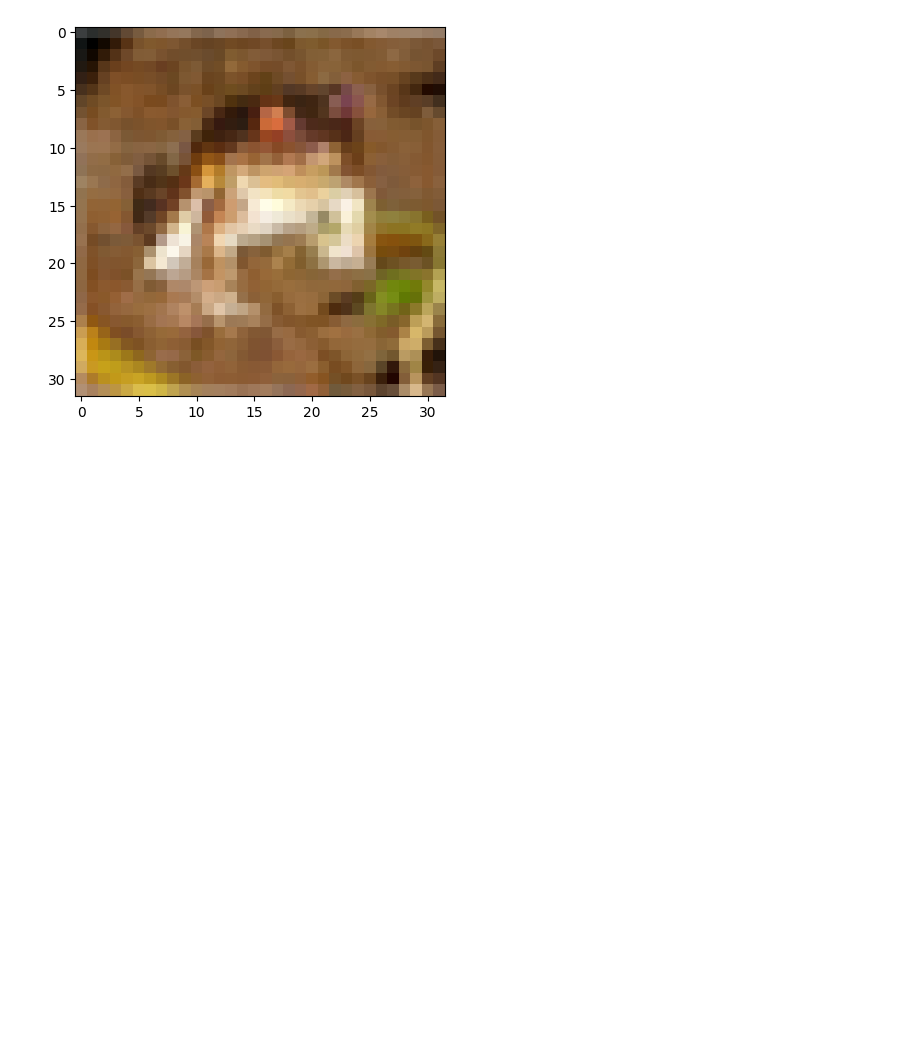
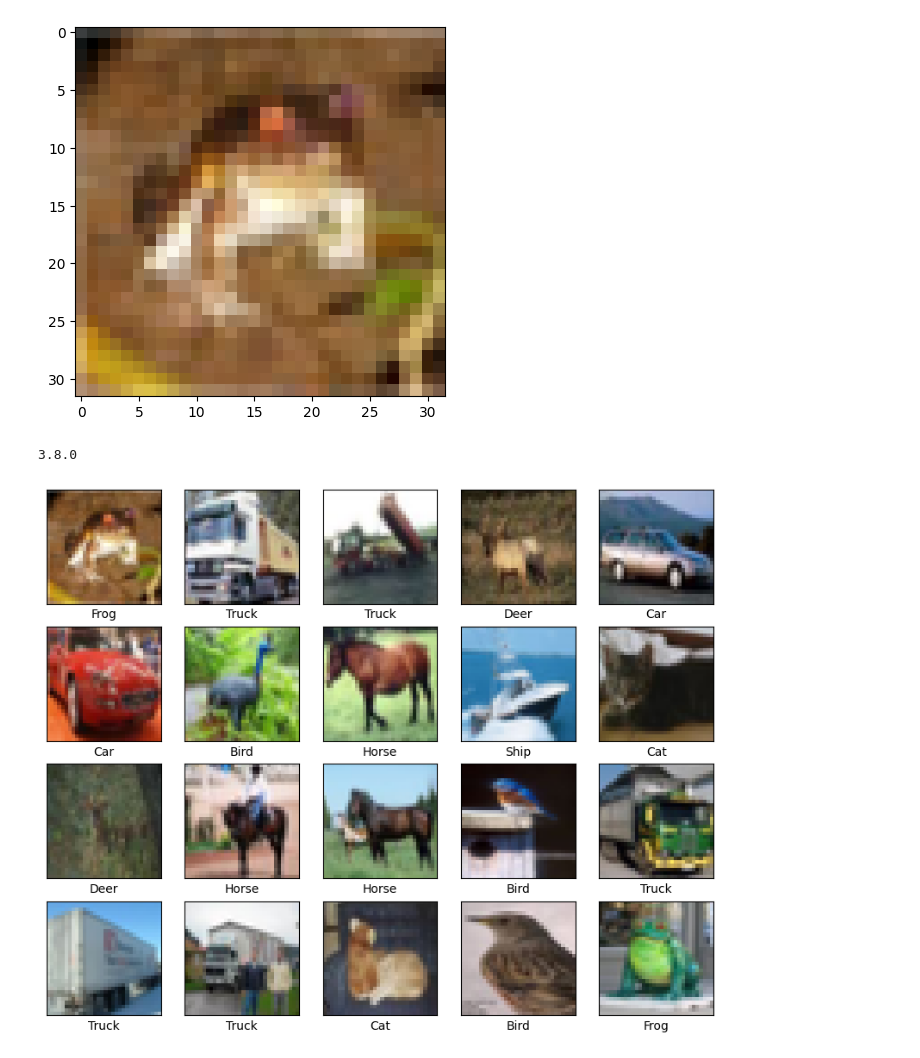
Before and after one commit to pictomo/CNNClassifier, a Jupyter notebook: notebooks/test.ipynb, the cells around one changed output. Saved outputs shown, nothing was run; the diff lists cells and outputs as text; code cells hidden in the pictures; blank space fills up the shorter version.

Commit message:
[env]setup and test keras

```diff
--- a/notebooks/test.ipynb
+++ b/notebooks/test.ipynb
@@ -26,3 +26,32 @@ main()
 10000
 10000
 [figure]
+# %%
+import tensorflow as tf
+
+print(tf.keras.__version__)
+# %% [output]
+3.8.0
+# %%
+from tensorflow.keras.datasets import cifar10
+from matplotlib import pyplot as plt
+
+# CIFAR-10データセットの読み込み
+(x_train, y_train), (x_test, y_test) = cifar10.load_data()
+
+# クラス名の定義
+class_names = ['Airplane', 'Car', 'Bird', 'Cat', 'Deer', 'Dog', 'Frog', 'Horse', 'Ship', 'Truck']
+
+# 画像の表示
+plt.figure(figsize=(10,10))
+for i in range(20):
+    plt.subplot(5,5,i+1)
+    plt.xticks([])
+    plt.yticks([])
+    plt.grid(False)
+    plt.imshow(x_train[i], cmap=plt.cm.binary)
+    # CIFARのラベルは0から始まるので、そのままクラス名にインデックスとして使用
+    plt.xlabel(class_names[y_train[i][0]])
+plt.show()
+# %% [output]
+[figure, added]
```
Also changed, not shown: 2 other files.
